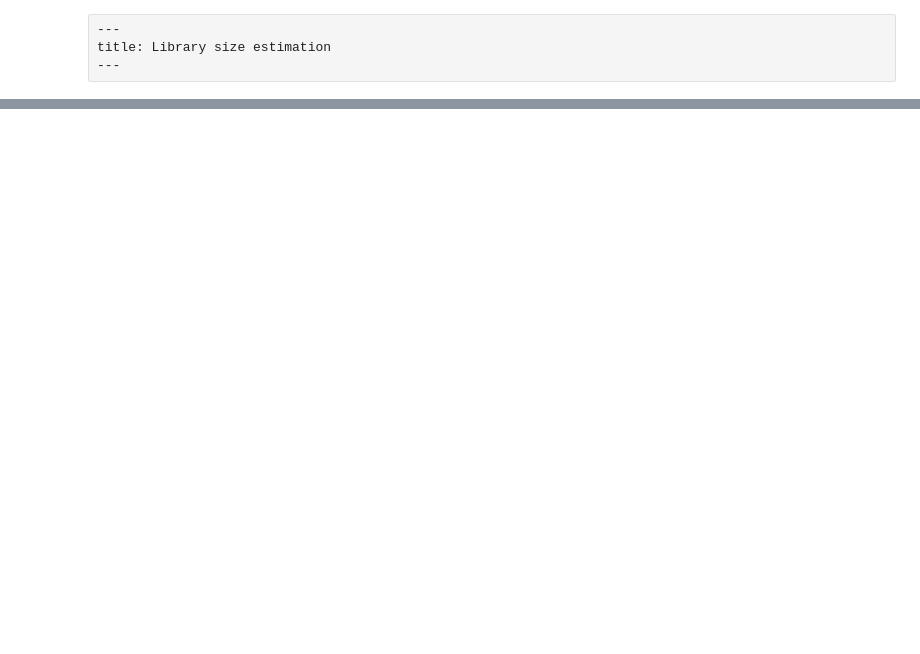
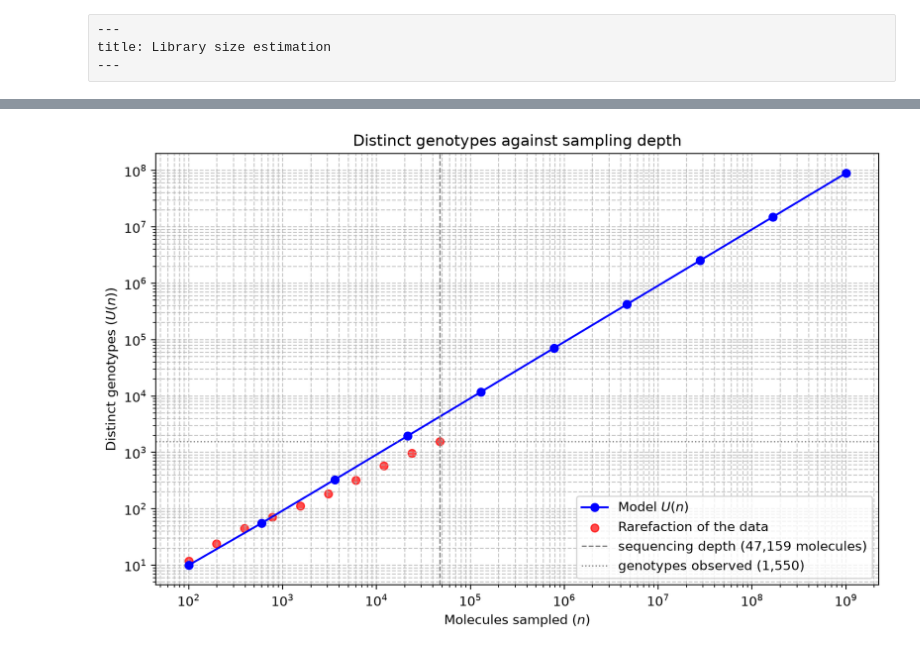
Before and after one commit to dbikard/dgrec, a Jupyter notebook: nbs/DGRec data analysis/01_library_size_estimation.ipynb, the cells around one changed output, grey strips where cells are left out. Saved outputs shown, nothing was run; the diff lists cells and outputs as text; code cells hidden in the pictures; blank space fills up the shorter version.

```diff
--- a/nbs/DGRec data analysis/01_library_size_estimation.ipynb
+++ b/nbs/DGRec data analysis/01_library_size_estimation.ipynb
@@ -37,15 +45,15 @@ This is a major limitation if you want to estimate the full probability distribu
 # %%
 #|code-fold: true
-from dgrec.utils import parse_genotypes, str_to_mut
-from dgrec.example_data import get_example_data_dir
-from Bio import SeqIO
 import os
 import numpy as np
 import matplotlib.pyplot as plt
+from dgrec.utils import parse_genotypes
+from dgrec.example_data import get_example_data_dir
 
-#Importing a list of genotypes with the number of molecules detected for each genotype
-data_path=get_example_data_dir()
-gen_list=parse_genotypes(os.path.join(data_path,"sacB_genotypes.csv"))
+#A genotype list from a sacB DGRec experiment: (genotype, number of molecules)
+gen_list = parse_genotypes(os.path.join(get_example_data_dir(), "sacB_genotypes.csv"))
+counts = [c for g, c in gen_list]
 
+print(f"{len(gen_list)} distinct genotypes from {sum(counts):,} molecules")
 gen_list[0:50:5]
 # %% [output]
@@ -192,0 +111,34 @@ The linear relationship you observe on the log-log plot is analytically expected
+# %%
+import random
+
+random.seed(0)   #so that the figure is the same on every build
+
+#Rarefaction of the observed data: draw molecules without replacement, counting the
+#distinct genotypes seen so far
+population = [g for g, c in gen_list for _ in range(c)]
+random.shuffle(population)
+
+n_sampled = np.logspace(2, np.log10(len(population)), num=10, base=10, dtype=int)
+rarefaction = [len(set(population[:n])) for n in n_sampled]
+
+#The model, over a much wider range of depths
+n_model = np.logspace(2, 9, num=10, base=10, dtype=int)
+model = [estimate_library_size(counts, G=4**20, N=n)["library_size"] for n in n_model]
+
+plt.figure(figsize=(10, 6))
+plt.plot(n_model, model, marker='o', color='b', label='Model $U(n)$')
+plt.scatter(n_sampled, rarefaction, color='r', alpha=0.7, label='Rarefaction of the data')
+plt.axvline(len(population), color='gray', ls='--', lw=1,
+            label=f'sequencing depth ({len(population):,} molecules)')
+plt.axhline(len(gen_list), color='gray', ls=':', lw=1,
+            label=f'genotypes observed ({len(gen_list):,})')
+plt.xscale('log')
+plt.yscale('log')
+plt.xlabel('Molecules sampled ($n$)')
+plt.ylabel('Distinct genotypes ($U(n)$)')
+plt.title('Distinct genotypes against sampling depth')
+plt.grid(True, which="both", ls="--", alpha=0.7)
+plt.legend()
+plt.show()
+# %% [output]
+[figure, added]
```
Also changed, not shown: parts of 11 cells of this notebook, 1 other file.
